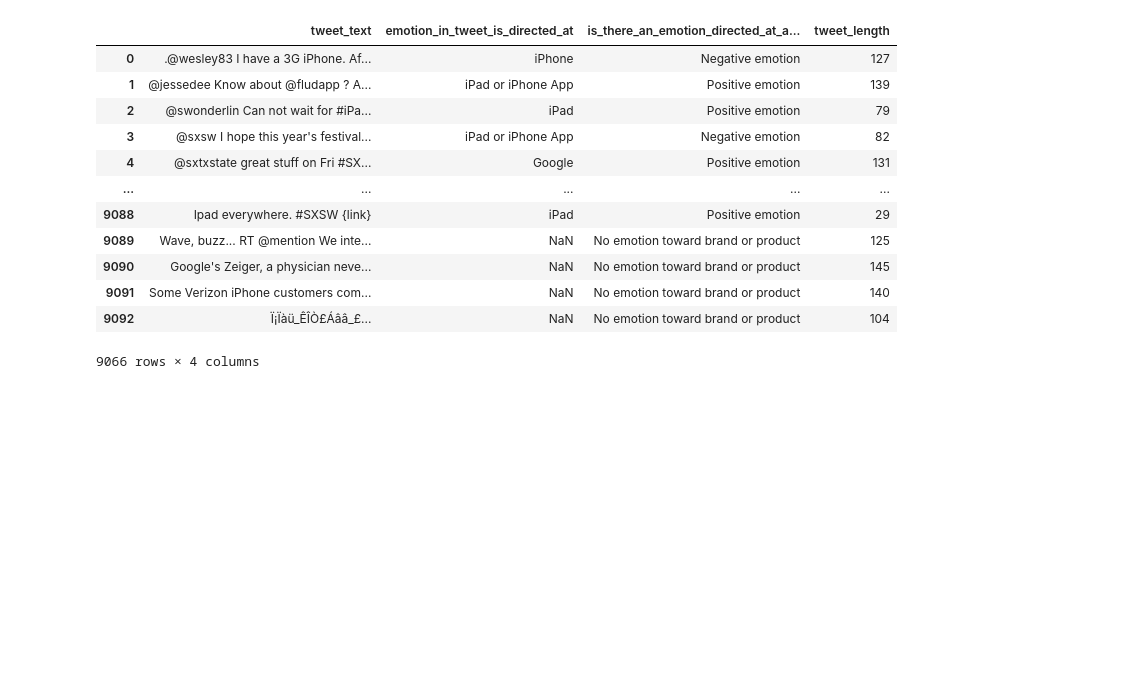
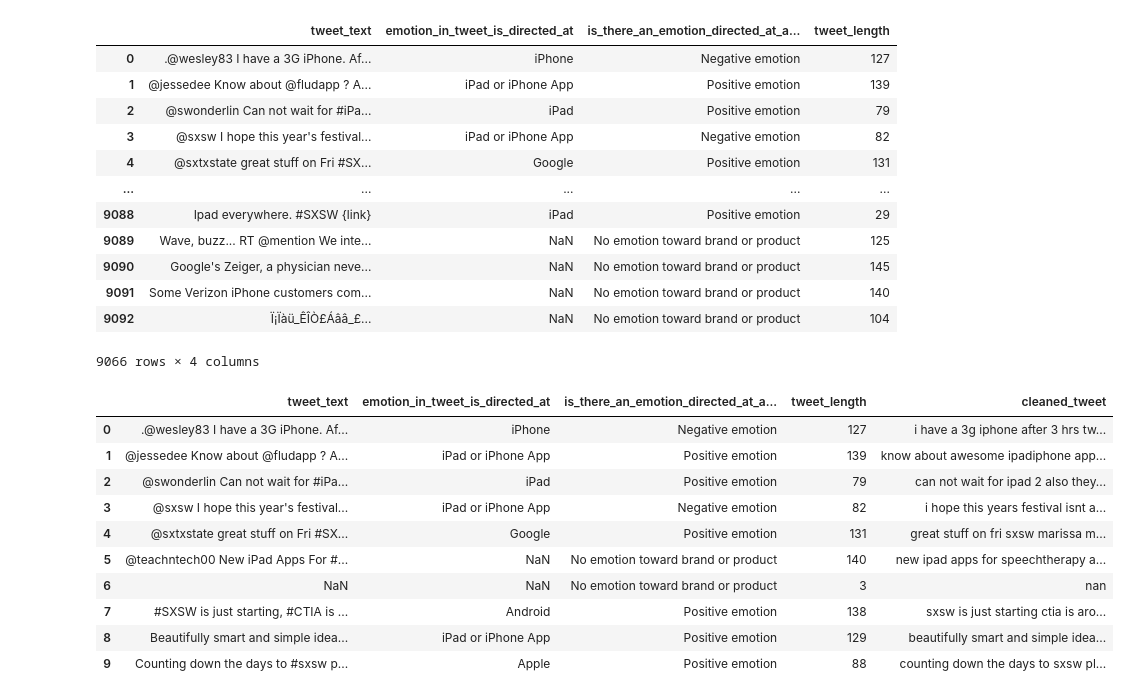
Before and after one commit to Mark-eki/DS-Phase-4-project, a Jupyter notebook: nlp.ipynb, the cells around one changed output. Cells and saved outputs as stored; diff of their text form; code cells hidden in the pictures; blank space fills up the shorter version.

```diff
--- a/nlp.ipynb
+++ b/nlp.ipynb
@@ -219 +227,40 @@ nlp_data.drop_duplicates(subset=['tweet_text'], keep='first')
 9066 rows × 4 columns
+# %%
+# 3.1.4 Cleaning the tweet text
+
+# Define a simple cleaning function
+def clean_tweet(text):
+    # Convert to lowercase
+    text = str(text).lower()
+    # Remove URLs
+    text = re.sub(r'http\S+|www\S+', '', text)
+    # Remove mentions
+    text = re.sub(r'@\w+', '', text)
+    # Remove hashtag symbol
+    text = re.sub(r'#', '', text)
+    # Remove non-ASCII characters
+    text = re.sub(r'[^\x00-\x7F]+', '', text)
+    # removes punctuation/symbols
+    text = re.sub(r'[^a-zA-Z0-9\s]', '', text)
+    # Remove extra spaces
+    return ' '.join(text.split())
+
+# Apply the function to tweet column
+nlp_data['cleaned_tweet'] = nlp_data['tweet_text'].apply(clean_tweet)
+
+# Remove empty tweets after cleaning
+nlp_data[nlp_data['cleaned_tweet'].str.strip() != '']
+
+nlp_data.head(10)
+# %% [output]
+|  | tweet_text | emotion_in_tweet_is_directed_at | is_there_an_emotion_directed_at_a... | tweet_length | cleaned_tweet |
+| 0 | .@wesley83 I have a 3G iPhone. Af... | iPhone | Negative emotion | 127 | i have a 3g iphone after 3 hrs tw... |
+| 1 | @jessedee Know about @fludapp ? A... | iPad or iPhone App | Positive emotion | 139 | know about awesome ipadiphone app... |
+| 2 | @swonderlin Can not wait for #iPa... | iPad | Positive emotion | 79 | can not wait for ipad 2 also they... |
+| 3 | @sxsw I hope this year's festival... | iPad or iPhone App | Negative emotion | 82 | i hope this years festival isnt a... |
+| 4 | @sxtxstate great stuff on Fri #SX... | Google | Positive emotion | 131 | great stuff on fri sxsw marissa m... |
+| 5 | @teachntech00 New iPad Apps For #... | NaN | No emotion toward brand or product | 140 | new ipad apps for speechtherapy a... |
+| 6 | NaN | NaN | No emotion toward brand or product | 3 | nan |
+| 7 | #SXSW is just starting, #CTIA is ... | Android | Positive emotion | 138 | sxsw is just starting ctia is aro... |
+| 8 | Beautifully smart and simple idea... | iPad or iPhone App | Positive emotion | 129 | beautifully smart and simple idea... |
+| 9 | Counting down the days to #sxsw p... | Apple | Positive emotion | 88 | counting down the days to sxsw pl... |
```
Also changed, not shown: parts of 11 cells of this notebook.
